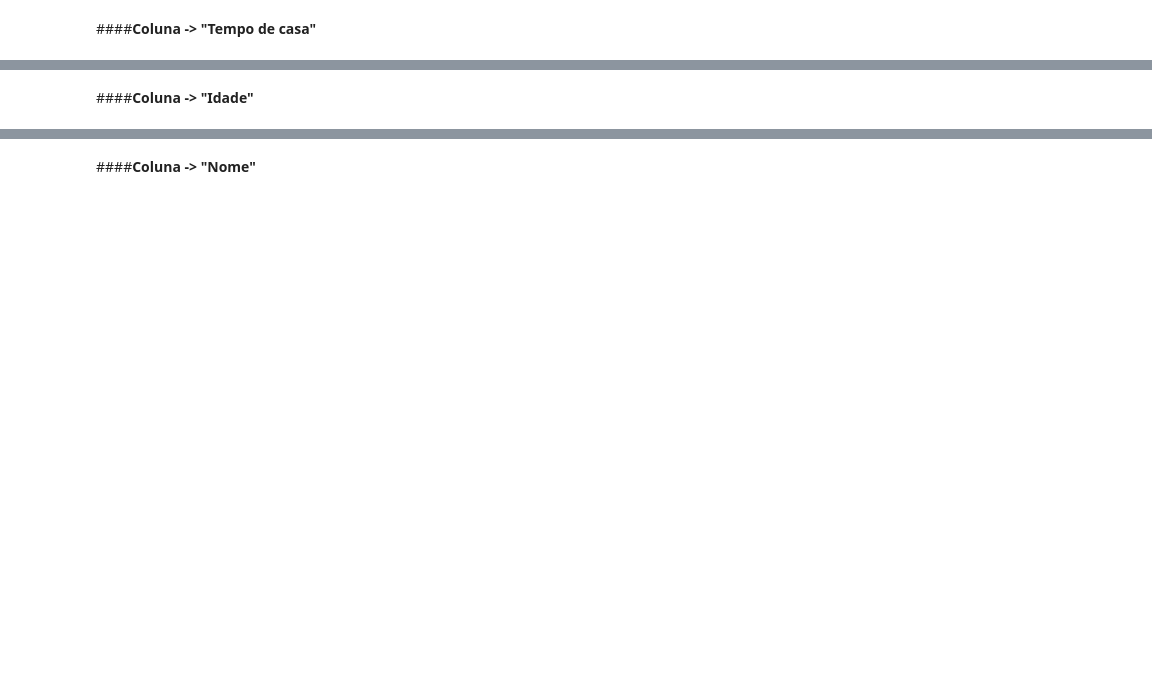
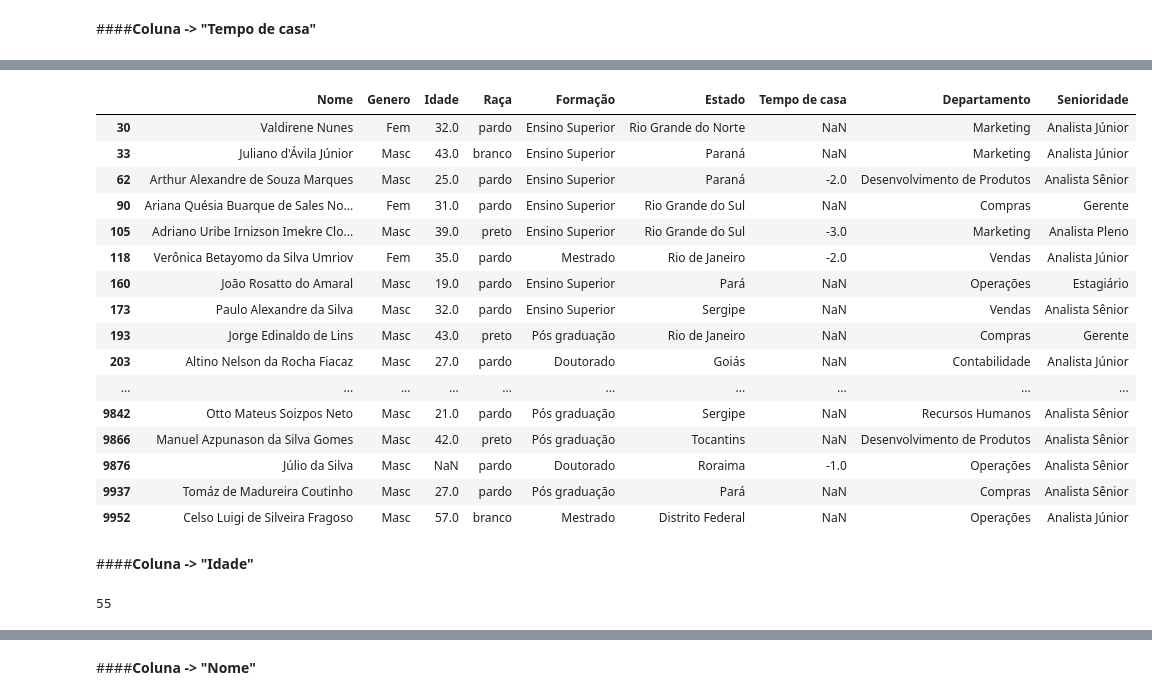
Before and after one commit to tiagotff/Hackathon_AdaHack_2024_Corp_Solutions, a Jupyter notebook: Hackathon_ADA_2024_versao_parcial_1_Tiago_13_04_2024.ipynb, the cells around one changed output, grey strips where cells are left out. Drawn from its saved outputs; the diff is of its cells as text; code cells hidden in the pictures; blank space fills up the shorter version.

```diff
--- a/Hackathon_ADA_2024_versao_parcial_1_Tiago_13_04_2024.ipynb
+++ b/Hackathon_ADA_2024_versao_parcial_1_Tiago_13_04_2024.ipynb
@@ -246,4 +365,26 @@ display(quantidade_negativos_nan_tempo_de_casa)
 # %%
+"""
+Exibe os registros onde o valor na coluna 'Tempo de casa' é negativo ou nulo.
+"""
+
 quantidade_negativos_nan_tempo_de_casa = df[(df['Tempo de casa'] < 0) | (df['Tempo de casa'].isnull())]
 display(quantidade_negativos_nan_tempo_de_casa)
+# %% [output]
+|  | Nome | Genero | Idade | Raça | Formação | Estado | Tempo de casa | Departamento | Senioridade |
+| 30 | Valdirene Nunes | Fem | 32.0 | pardo | Ensino Superior | Rio Grande do Norte | NaN | Marketing | Analista Júnior |
+| 33 | Juliano d'Ávila Júnior | Masc | 43.0 | branco | Ensino Superior | Paraná | NaN | Marketing | Analista Júnior |
+| 62 | Arthur Alexandre de Souza Marques | Masc | 25.0 | pardo | Ensino Superior | Paraná | -2.0 | Desenvolvimento de Produtos | Analista Sênior |
+| 90 | Ariana Quésia Buarque de Sales No... | Fem | 31.0 | pardo | Ensino Superior | Rio Grande do Sul | NaN | Compras | Gerente |
+| 105 | Adriano Uribe Irnizson Imekre Clo... | Masc | 39.0 | preto | Ensino Superior | Rio Grande do Sul | -3.0 | Marketing | Analista Pleno |
+| 118 | Verônica Betayomo da Silva Umriov | Fem | 35.0 | pardo | Mestrado | Rio de Janeiro | -2.0 | Vendas | Analista Júnior |
+| 160 | João Rosatto do Amaral | Masc | 19.0 | pardo | Ensino Superior | Pará | NaN | Operações | Estagiário |
+| 173 | Paulo Alexandre da Silva | Masc | 32.0 | pardo | Ensino Superior | Sergipe | NaN | Vendas | Analista Sênior |
+| 193 | Jorge Edinaldo de Lins | Masc | 43.0 | preto | Pós graduação | Rio de Janeiro | NaN | Compras | Gerente |
+| 203 | Altino Nelson da Rocha Fiacaz | Masc | 27.0 | pardo | Doutorado | Goiás | NaN | Contabilidade | Analista Júnior |
+| ... | ... | ... | ... | ... | ... | ... | ... | ... | ... |
+| 9842 | Otto Mateus Soizpos Neto | Masc | 21.0 | pardo | Pós graduação | Sergipe | NaN | Recursos Humanos | Analista Sênior |
+| 9866 | Manuel Azpunason da Silva Gomes | Masc | 42.0 | preto | Pós graduação | Tocantins | NaN | Desenvolvimento de Produtos | Analista Sênior |
+| 9876 | Júlio da Silva | Masc | NaN | pardo | Doutorado | Roraima | -1.0 | Operações | Analista Sênior |
+| 9937 | Tomáz de Madureira Coutinho | Masc | 27.0 | pardo | Pós graduação | Pará | NaN | Compras | Analista Sênior |
+| 9952 | Celso Luigi de Silveira Fragoso | Masc | 57.0 | branco | Mestrado | Distrito Federal | NaN | Operações | Analista Júnior |
 # %%
@@ -256 +398,9 @@ df['Idade'].isnull().sum()
+# %%
+"""
+Conta quantos valores nulos existem na coluna 'Idade'.
+"""
+
+df['Idade'].isnull().sum()
+# %% [output]
+55
 # %%
```
Also changed, not shown: parts of 59 cells of this notebook.
